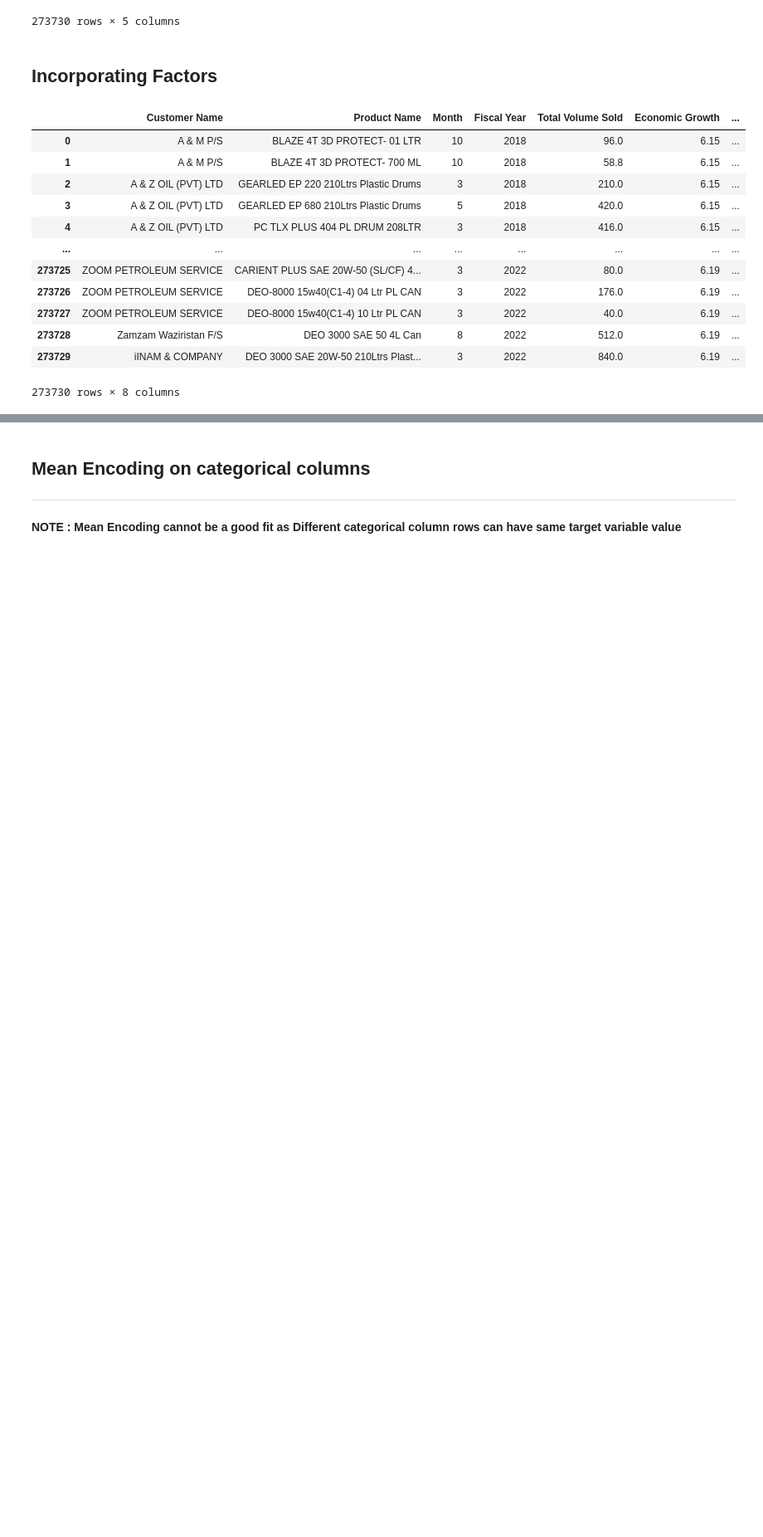
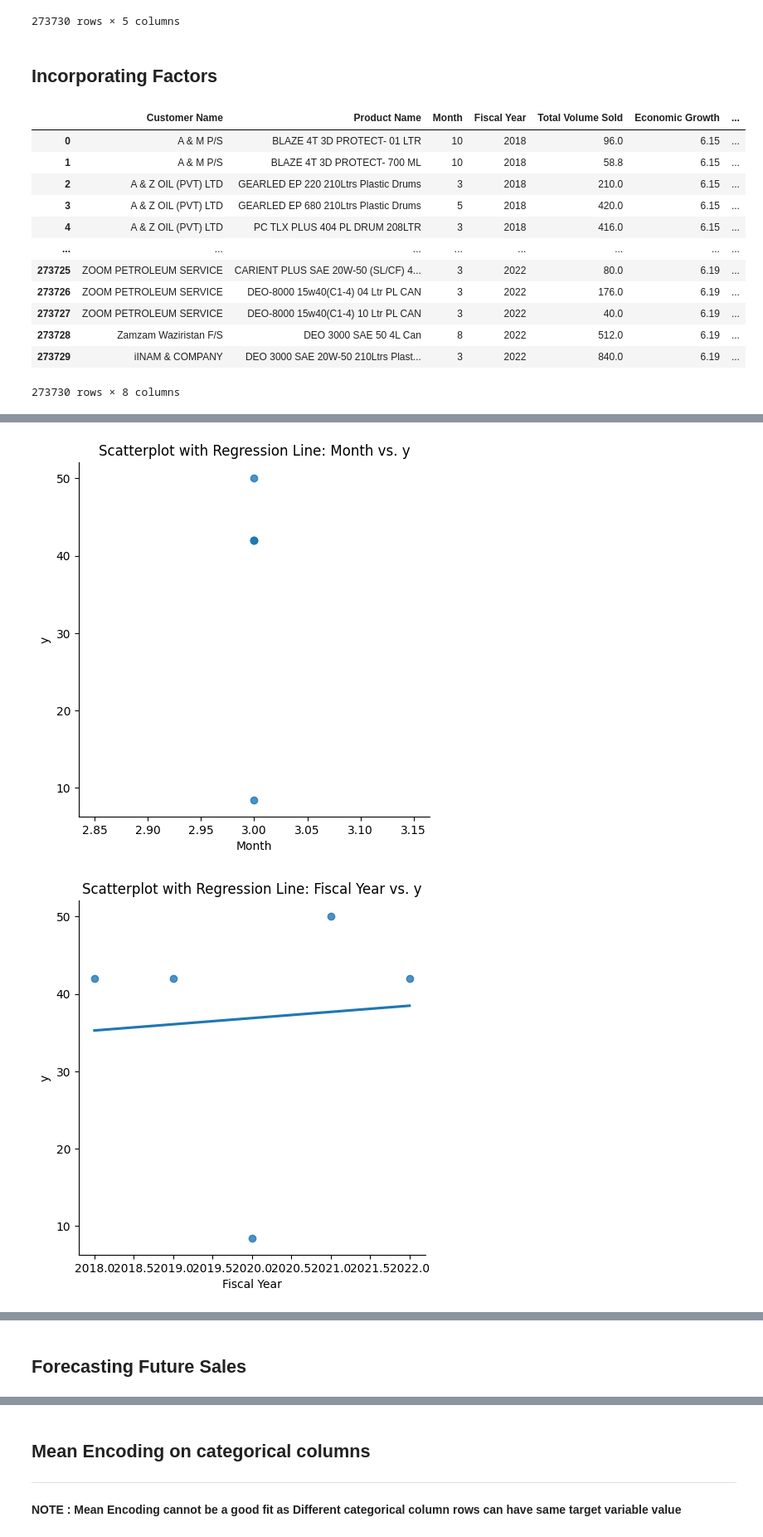
Before and after one commit to Hussain-M53/AI-ML-DL-projects, a Jupyter notebook: Sales_Forecasting_Pakistan_State_Oil.ipynb, the cells around one changed output, grey strips where cells are left out. Shown at 83% size. Drawn from its saved outputs; the diff is of its cells as text; code cells hidden in the pictures; blank space fills up the shorter version.

```diff
--- a/Sales_Forecasting_Pakistan_State_Oil.ipynb
+++ b/Sales_Forecasting_Pakistan_State_Oil.ipynb
@@ -113,0 +236,12 @@ processed_df
+# %%
+import seaborn as sns
+for column in X[feature_columns].columns:
+    sns.lmplot(x=column, y=target_variable, data=selected_data, ci=None)
+    plt.title(f'Scatterplot with Regression Line: {column} vs. y')
+    plt.xlabel(column)
+    plt.ylabel('y')
+
+plt.show()
+# %% [output]
+[figure, added]
+[figure, added]
@@ -113,0 +251,2 @@ processed_df
+# %% [markdown]
+## Forecasting Future Sales
```
Also changed, not shown: parts of 36 cells of this notebook.
